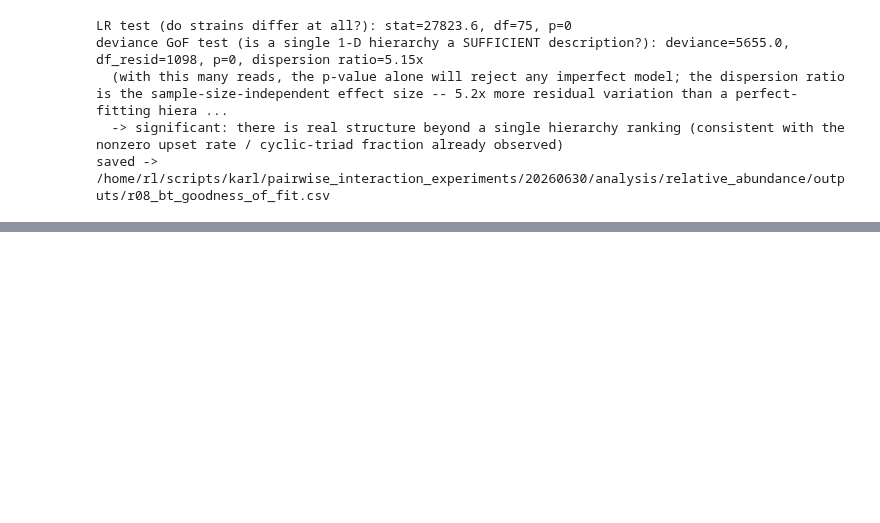
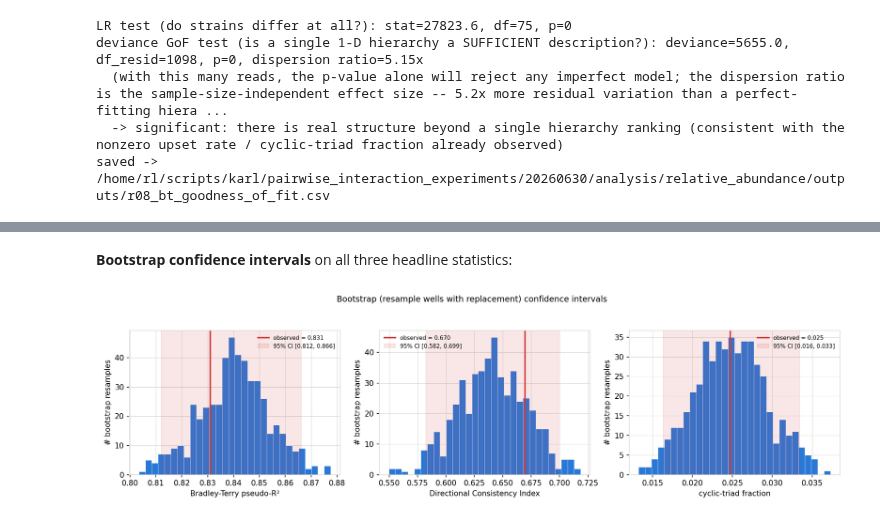
Before and after one commit to RatzkeLab/pairwise-interactions, a Jupyter notebook: 20260630/analysis/relative_abundance/relative_abundance_20260630.ipynb, the cells around one changed output, grey strips where cells are left out. Drawn from its saved outputs; the diff is of its cells as text; code cells hidden in the pictures; blank space fills up the shorter version.

Commit message:
add statistical significance tests to heirarchy analysis

```diff
--- a/20260630/analysis/relative_abundance/relative_abundance_20260630.ipynb
+++ b/20260630/analysis/relative_abundance/relative_abundance_20260630.ipynb
@@ -301,0 +353,6 @@ show("08_permutation_test.png", width=900)
+# %% [markdown]
+**Bootstrap confidence intervals** on all three headline statistics:
+# %%
+show("10_bootstrap_confidence_intervals.png", width=1050)
+# %% [output]
+[figure, added]
```
Also changed, not shown: parts of 16 cells of this notebook, 2 other files.
